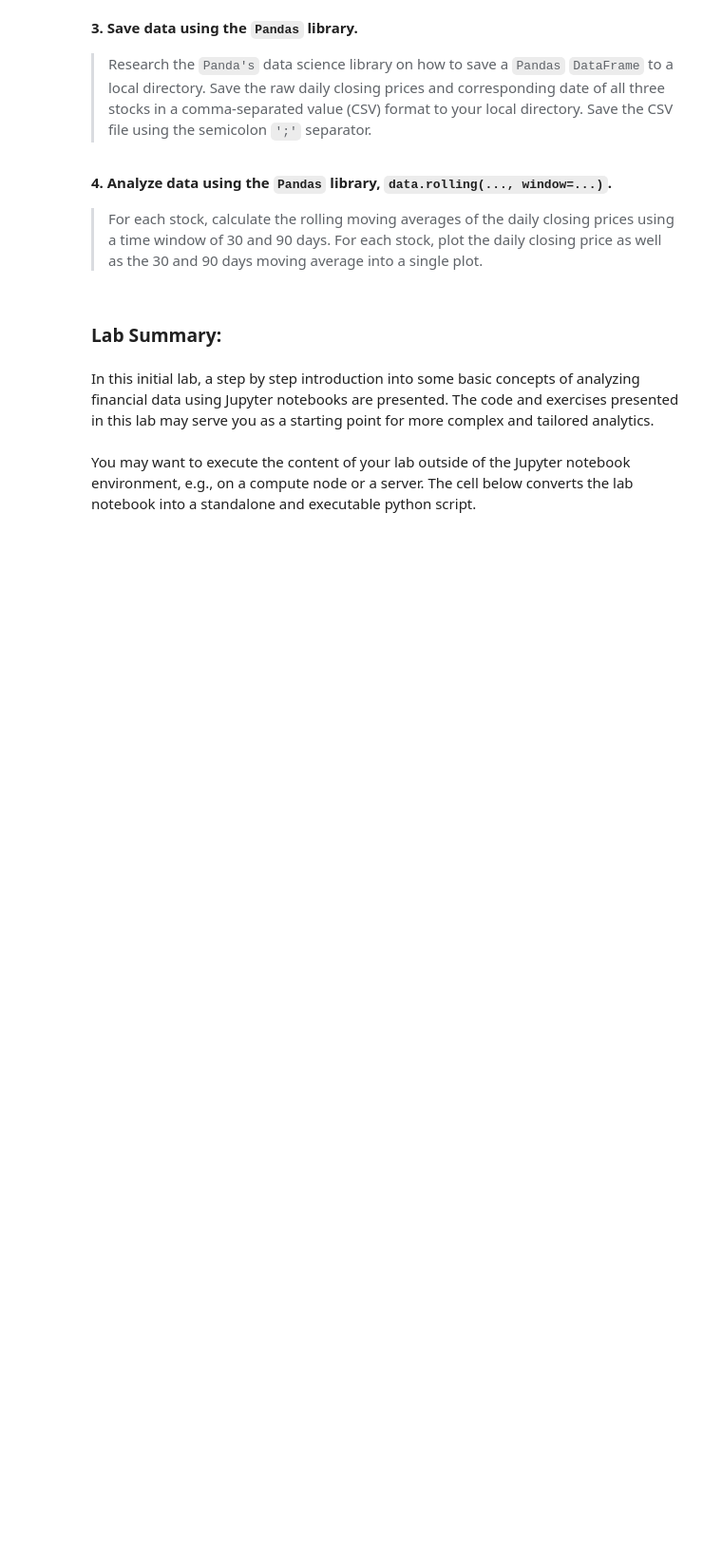
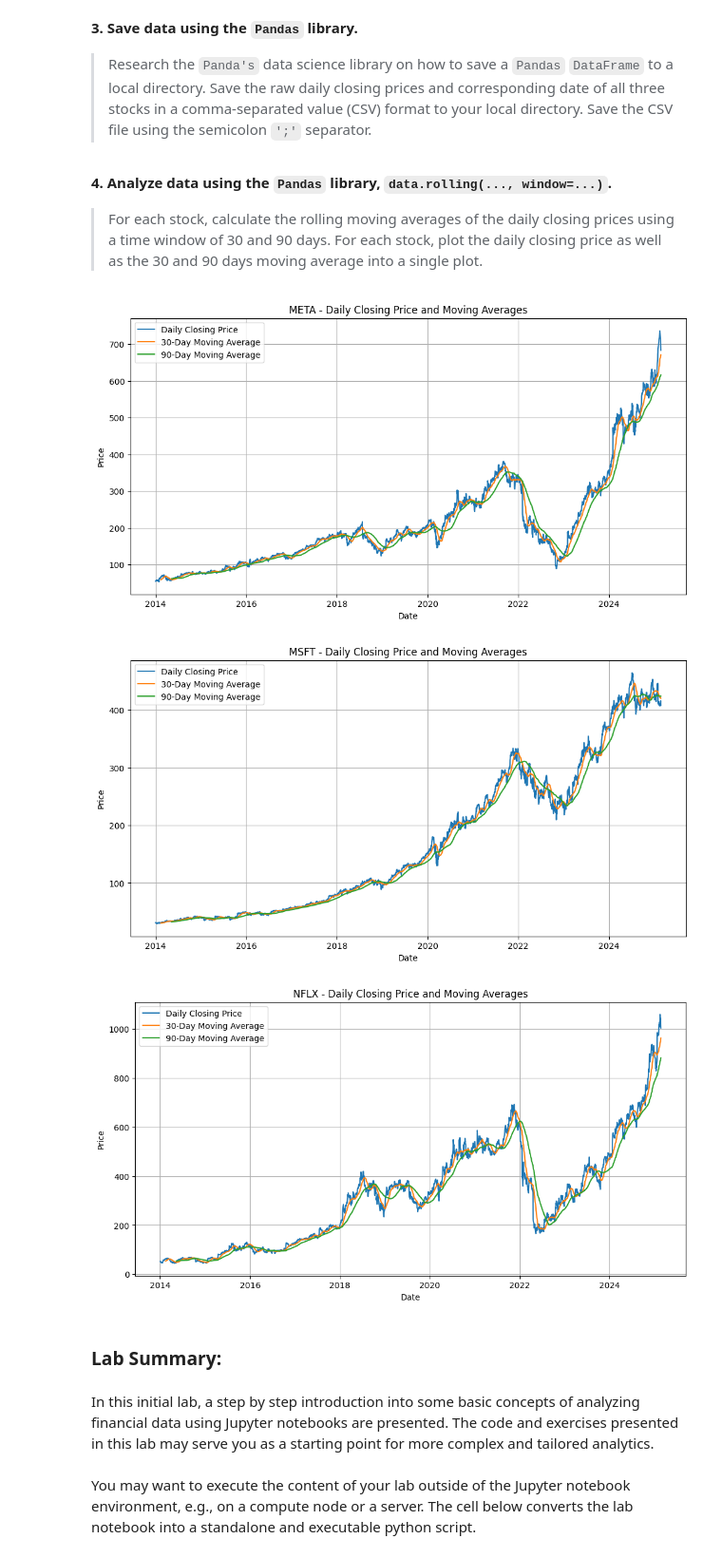
Before and after one commit to marcvonrohr/machine_learning, a Jupyter notebook: lab_101/lab_101_notebook.ipynb, the cells around one changed output. Shown at 95% size. Cells and saved outputs as stored; diff of their text form; code cells hidden in the pictures; blank space fills up the shorter version.

```diff
--- a/lab_101/lab_101_notebook.ipynb
+++ b/lab_101/lab_101_notebook.ipynb
@@ -551,3 +626,38 @@ Throughout the course, we will visualize and analyze plenty of data. The followi
+# %%
+# ***************************************************
+# INSERT YOUR CODE HERE
+# ***************************************************
+
+# Calculate and plot rolling averages for each stock
+for stock in closing_prices.columns:
+    # Calculate 30-day and 90-day moving averages
+    ma_30 = closing_prices[stock].rolling(window=30).mean()
+    ma_90 = closing_prices[stock].rolling(window=90).mean()
+
+    # Create a new plot for each stock
+    plt.figure(figsize=(12, 6))
+
+    # Plot the daily closing prices
+    plt.plot(closing_prices.index, closing_prices[stock], label='Daily Closing Price')
+
+    # Plot the 30-day moving average
+    plt.plot(ma_30.index, ma_30, label='30-Day Moving Average')
+
+    # Plot the 90-day moving average
+    plt.plot(ma_90.index, ma_90, label='90-Day Moving Average')
+
+    # Add labels, title, and legend
+    plt.xlabel('Date')
+    plt.ylabel('Price')
+    plt.title(f'{stock} - Daily Closing Price and Moving Averages')
+    plt.legend()
+    plt.grid(True)
+    # Show the plot
+    plt.show()
+# %% [output]
+[figure, added]
+[figure, added]
+[figure, added]
 # %% [markdown]
 ### Lab Summary:
 # %% [markdown]
```
Also changed, not shown: parts of 17 cells of this notebook.
